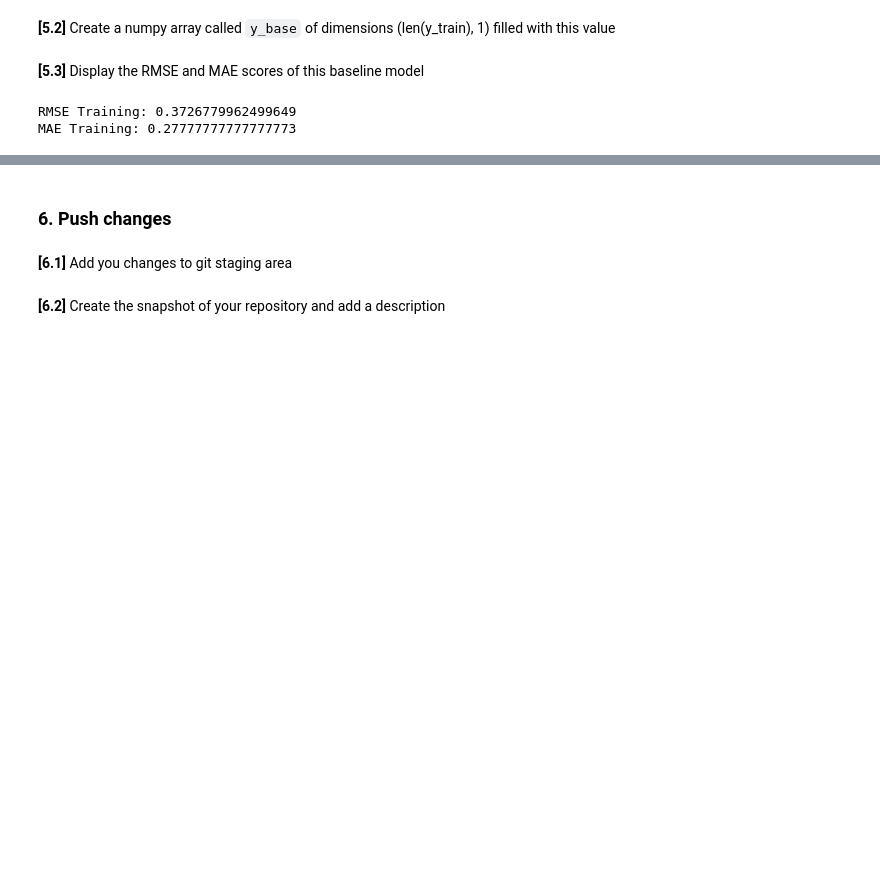
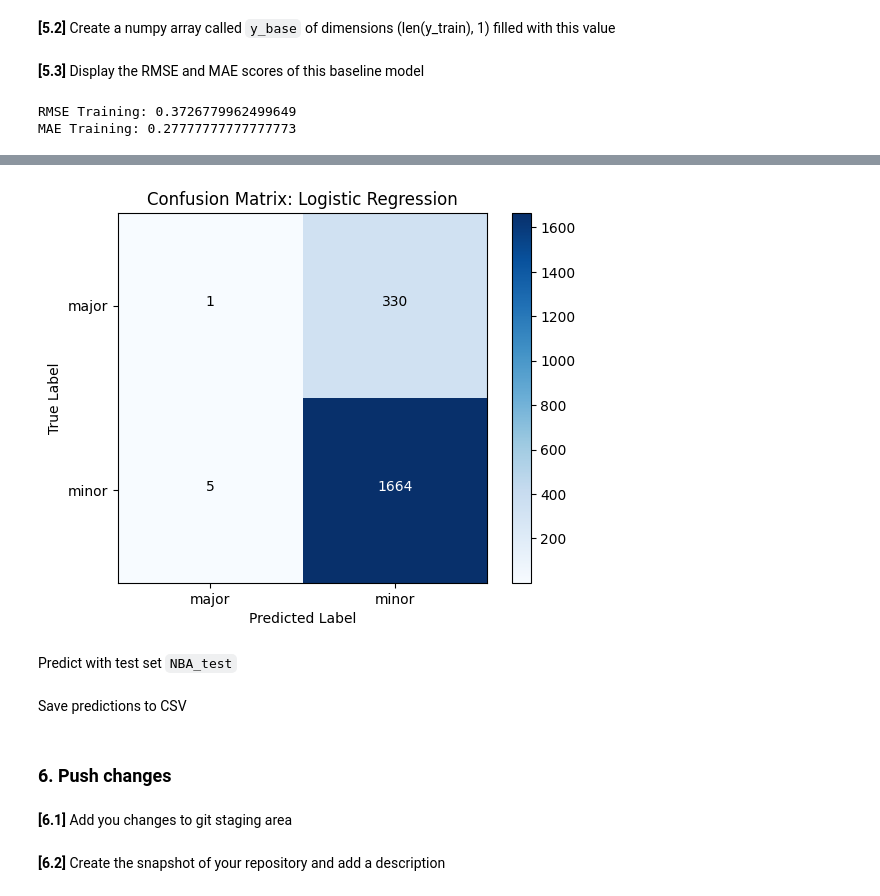
Before and after one commit to bonhxh/adv_dsi, a Jupyter notebook: notebooks/bonheur_sorn-49371-week1_nba_prediction.ipynb, the cells around one changed output, grey strips where cells are left out. Drawn from its saved outputs; the diff is of its cells as text; code cells hidden in the pictures; blank space fills up the shorter version.

Commit message:
Save predictions

```diff
--- a/notebooks/bonheur_sorn-49371-week1_nba_prediction.ipynb
+++ b/notebooks/bonheur_sorn-49371-week1_nba_prediction.ipynb
@@ -83,3 +82,9 @@ df = pd.read_csv("../data/raw/NBA_train.csv")
+# %%
+df_train_name = "NBA_train"
+df_test_name = "NBA_test"
+
+df_train = pd.read_csv(f"../data/raw/{df_train_name}.csv")
+df_test = pd.read_csv(f"../data/raw/{df_test_name}.csv")
 # %% [markdown]
 **[2.2]** Display the first 5 rows of df
 # %%
@@ -152,7 +155,7 @@ profile.to_file(f"../reports/{df_name}-profile.html")
 # %% [markdown]
 **[3.2]** Create a copy of df and save it into a variable called df_cleaned
 # %%
-df_cleaned = df.copy()
+df_cleaned = df_train.copy()
 # %% [markdown]
 **[3.3]** Save the dataframe in the `/data/interim` folder
 # %%
@@ -190,0 +196,3 @@ MAE Training: 0.27777777777777773
+# %%
+lr = LogisticRegression(solver='liblinear', random_state=42)
+lr.fit(X_train, y_train)
@@ -190,0 +201,9 @@ MAE Training: 0.27777777777777773
+# %%
+print("Train:", lr.score(X_train, y_train))
+print("Test:", lr.score(X_test, y_test))
+
+lr_y_preds_train = lr.predict(X_train)
+print(classification_report(y_train, lr_y_preds_train, target_names=['major', 'minor']))
+
+lr_y_preds_test = lr.predict(X_test)
+print(classification_report(y_test, lr_y_preds_test, target_names=['major', 'minor']))
@@ -190,0 +230,6 @@ MAE Training: 0.27777777777777773
+# %%
+plot_cf(y_test, lr_y_preds_test, model_name='Logistic Regression', class_names=['major', 'minor'])
+# %% [output]
+[figure, added]
+# %% [markdown]
+Predict with test set `NBA_test`
@@ -190,0 +243,2 @@ MAE Training: 0.27777777777777773
+# %% [markdown]
+Save predictions to CSV
```
Also changed, not shown: parts of 17 cells of this notebook, 5 other files.
